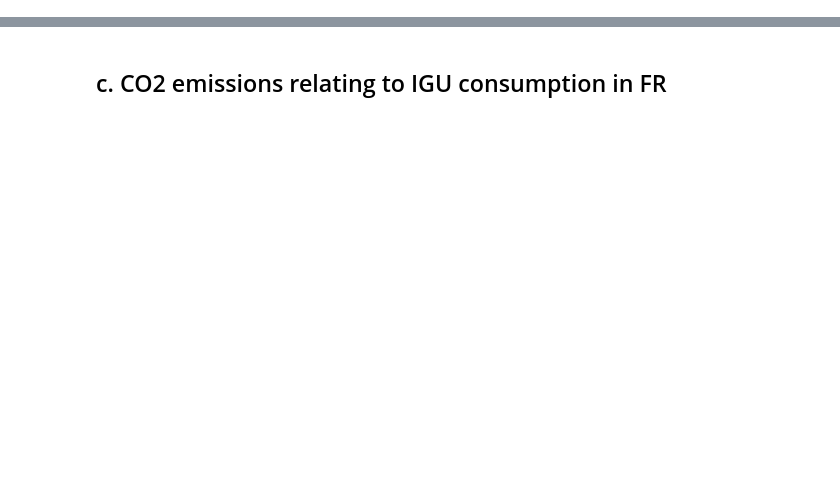
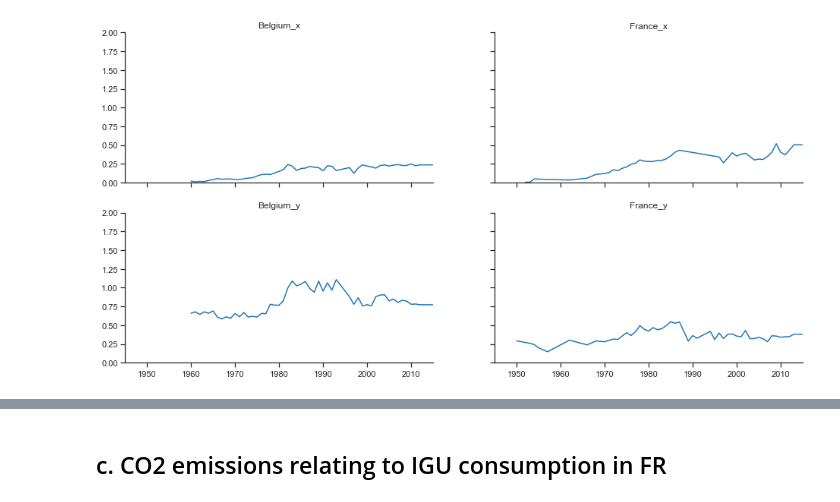
Before and after one commit to JeanSouv/01_MFA_GlassIndustry, a Jupyter notebook: MFA_FlatGlassIndustry.ipynb, the cells around one changed output, grey strips where cells are left out. Cells and saved outputs as stored; diff of their text form; code cells hidden in the pictures; blank space fills up the shorter version.

```diff
--- a/MFA_FlatGlassIndustry.ipynb
+++ b/MFA_FlatGlassIndustry.ipynb
@@ -341,0 +168,12 @@ plt.show()
+# %%
+BE_FR = BE_FR.stack()
+
+BE_FR['Import Ratio'] = BE_FR['Import [kt]'] / BE_FR['Production [kt]']
+BE_FR['Export Ratio'] = BE_FR['Export [kt]'] / BE_FR['Production [kt]']
+
+BE_FR = BE_FR.unstack()
+# %%
+# Interpolation for missing data
+cols = [x for x in BE_FR.columns if x[0] in ['Import Ratio', 'Export Ratio']]
+
+BE_FR[cols] = (BE_FR[cols].interpolate(method='linear'))
@@ -341,0 +197,19 @@ plt.show()
+# %%
+fig, axes = plt.subplots(nrows=2, ncols=2,
+                         figsize=(16, 8),
+                         sharex=True, sharey=True)
+
+data = pd.merge(BE_FR['Import Ratio'], BE_FR['Export Ratio'],
+                how='inner', on='year')
+
+for i, (ax, col) in enumerate(zip(axes.flatten(),
+                                  data.columns)):
+    ax.plot(data.index, data[col])
+    ax.set_title(col)
+    ax.set_xlim(1945,2015)
+    ax.set_ylim(0,2)
+
+sns.despine()
+plt.show()
+# %% [output]
+[figure, added]
```
Also changed, not shown: parts of 106 cells of this notebook, 5 other files.
